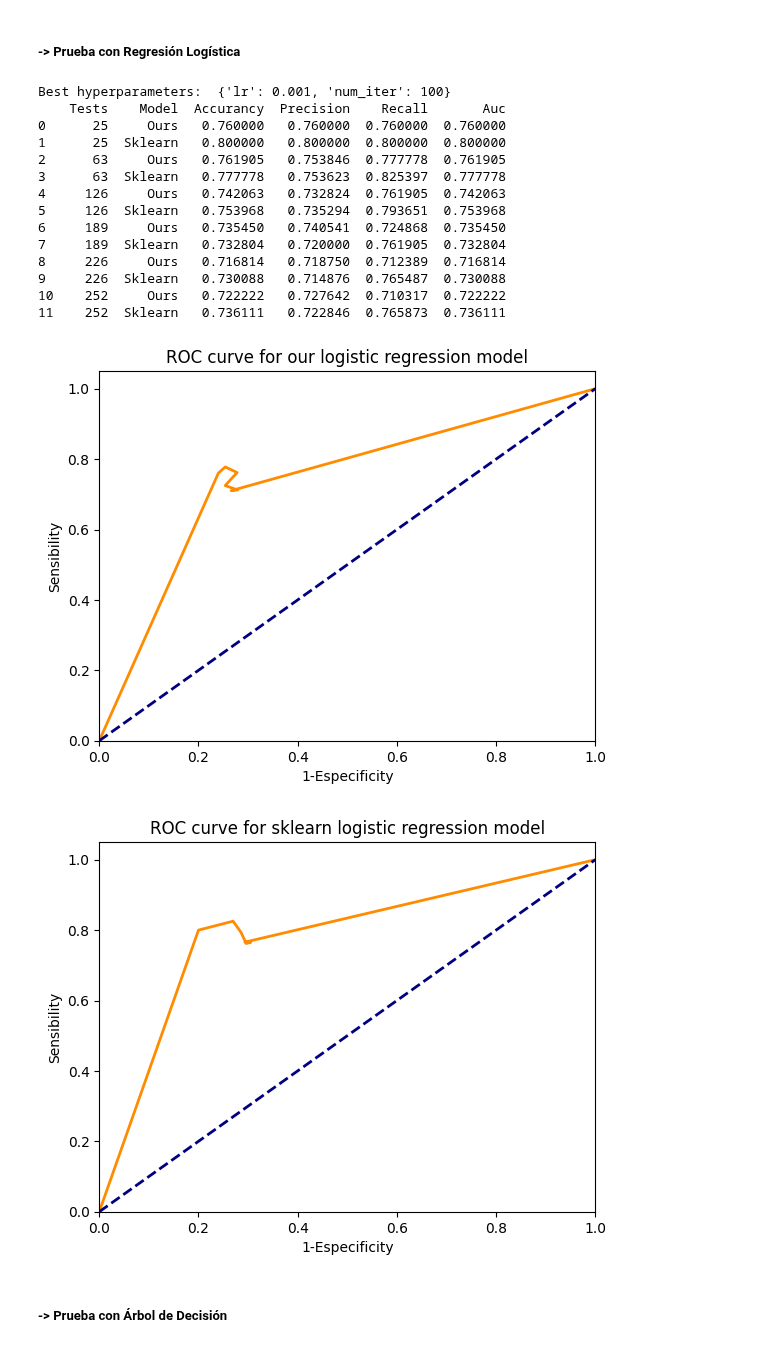
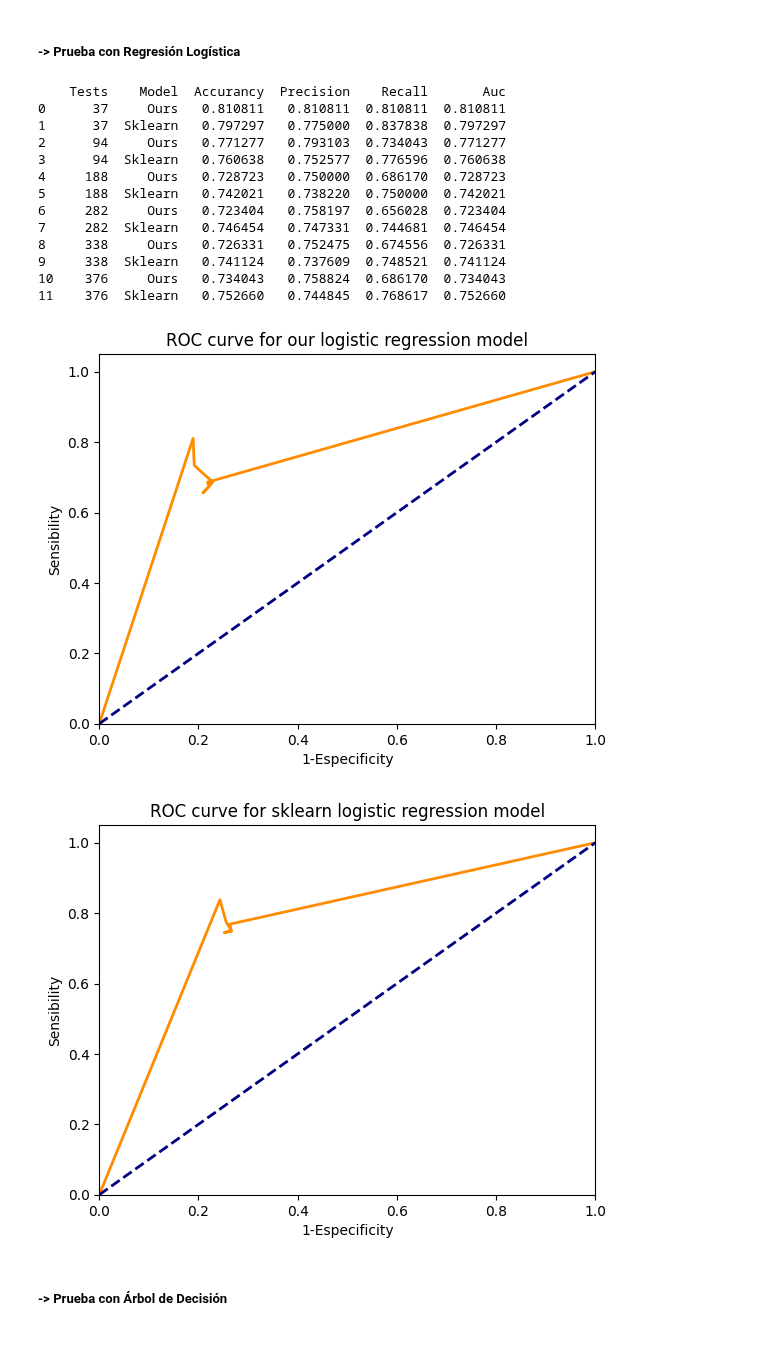
Before and after one commit to JoseDavidSS/Patrones.Project1, a Jupyter notebook: ml_models.ipynb, the cells around one changed output. Drawn from its saved outputs; the diff is of its cells as text; code cells hidden in the pictures.

Commit message:
Test training datasets to get over or under fitting

```diff
--- a/ml_models.ipynb
+++ b/ml_models.ipynb
@@ -487,6 +487,11 @@ Y1 = df_wine.loc[df_wine['quality'] == 1, 'quality']
 X0_train, X0_test, y0_train, y0_test = train_test_split(X0, Y0, test_size=0.4, random_state=40)
 X1_train, X1_test, y1_train, y1_test = train_test_split(X1, Y1, test_size=0.4, random_state=40)
 
+X0_test = X0_train
+y0_test = y0_train
+X1_test = X1_train
+y1_test = y1_train
+
 X_train = pd.concat([X0_train, X1_train], axis= 0)
 y_train = pd.concat([y0_train, y1_train], axis= 0)
 
@@ -516,14 +521,14 @@ recalls = {'our_model': [], 'sklearn_model': []}
 num_rows = min(X0_test.shape[0], X1_test.shape[0])
 
 # Get the bes model hyperparameters
-model = OurLogisticRegression()
-param_grid = {'lr': [0.001, 0.05, 0.01],
-              'num_iter': [100, 1000, 10000]}
-grid_search = GridSearchCV(model, param_grid, cv=5)
+#model = OurLogisticRegression()
+#param_grid = {'lr': [0.001, 0.05, 0.01],
+#              'num_iter': [100, 1000, 10000]}
+#grid_search = GridSearchCV(model, param_grid, cv=5)
+#
+#grid_search.fit(X_train, y_train)
 
-grid_search.fit(X_train, y_train)
-
-print("Best hyperparameters: ", grid_search.best_params_)
+#print("Best hyperparameters: ", grid_search.best_params_)
 
 # Instantiate model with the best hyperparameters
 model = OurLogisticRegression(lr=0.001, num_iter=100)
@@ -580,48 +585,47 @@ for i in range(len(test_percentages)):
     fpr_i, tpr_i, auc_i = model.auc(y_preds['sklearn_model'][i], y_tests['sklearn_model'][i])
     fpr_sk = np.insert(fpr_sk, -1, fpr_i[1])
     tpr_sk = np.insert(tpr_sk, -1, tpr_i[1])
     aucs['sklearn_model'].append(auc_i)
 
     fpr_i, tpr_i, auc_i = model.auc(y_preds['our_model'][i], y_tests['our_model'][i])
     fpr_model = np.insert(fpr_model, -1, fpr_i[1])
     tpr_model = np.insert(tpr_model, -1, tpr_i[1])
     aucs['our_model'].append(auc_i)
 
 
 
 # display test metric results
 title_row = ['Tests','Model', 'Accurancy', 'Precision', 'Recall', 'Auc']
 df_results = pd.DataFrame(columns=title_row)
 
 for i, test_percentage in enumerate(test_percentages):
     row = [int(test_percentage*num_rows), 'Ours', accurancies['our_model'][i], precisions['our_model'][i], recalls['our_model'][i], aucs['our_model'][i]]
     df_results.loc[len(df_results)] = row
     row = [int(test_percentage*num_rows), 'Sklearn', accurancies['sklearn_model'][i], precisions['sklearn_model'][i], recalls['sklearn_model'][i], aucs['sklearn_model'][i]]
     df_results.loc[len(df_results)] = row
 
 print(df_results)
 df_results = df_results.round(3)
 df_results.to_csv('results/Red-Wine-Quality-Logistic-Regression.csv', index=False)
 
 model.plot_roc(fpr_model, tpr_model, 'ROC curve for our logistic regression model')
 model.plot_roc(fpr_sk, tpr_sk, 'ROC curve for sklearn logistic regression model')
 # %% [output]
-Best hyperparameters:  {'lr': 0.001, 'num_iter': 100}
     Tests    Model  Accurancy  Precision    Recall       Auc
-0      25     Ours   0.760000   0.760000  0.760000  0.760000
-1      25  Sklearn   0.800000   0.800000  0.800000  0.800000
-2      63     Ours   0.761905   0.753846  0.777778  0.761905
-3      63  Sklearn   0.777778   0.753623  0.825397  0.777778
-4     126     Ours   0.742063   0.732824  0.761905  0.742063
-5     126  Sklearn   0.753968   0.735294  0.793651  0.753968
-6     189     Ours   0.735450   0.740541  0.724868  0.735450
-7     189  Sklearn   0.732804   0.720000  0.761905  0.732804
-8     226     Ours   0.716814   0.718750  0.712389  0.716814
-9     226  Sklearn   0.730088   0.714876  0.765487  0.730088
-10    252     Ours   0.722222   0.727642  0.710317  0.722222
-11    252  Sklearn   0.736111   0.722846  0.765873  0.736111
+0      37     Ours   0.810811   0.810811  0.810811  0.810811
+1      37  Sklearn   0.797297   0.775000  0.837838  0.797297
+2      94     Ours   0.771277   0.793103  0.734043  0.771277
+3      94  Sklearn   0.760638   0.752577  0.776596  0.760638
+4     188     Ours   0.728723   0.750000  0.686170  0.728723
+5     188  Sklearn   0.742021   0.738220  0.750000  0.742021
+6     282     Ours   0.723404   0.758197  0.656028  0.723404
+7     282  Sklearn   0.746454   0.747331  0.744681  0.746454
+8     338     Ours   0.726331   0.752475  0.674556  0.726331
+9     338  Sklearn   0.741124   0.737609  0.748521  0.741124
+10    376     Ours   0.734043   0.758824  0.686170  0.734043
+11    376  Sklearn   0.752660   0.744845  0.768617  0.752660
-[figure, old version]
+[figure, new version]
-[figure, old version]
+[figure, new version]
 # %% [markdown]
 #####    -> Prueba con Árbol de Decisión
 # %%
```
Also changed, not shown: parts of 11 cells of this notebook, 9 other files.
